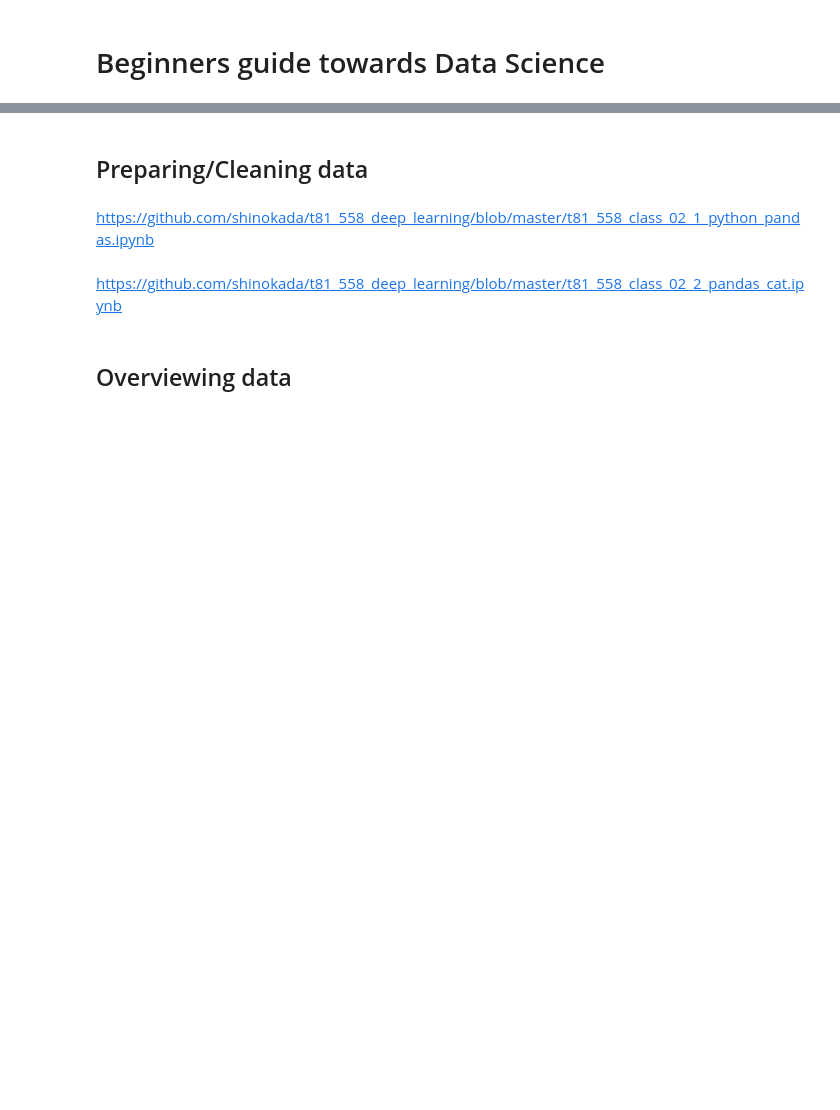
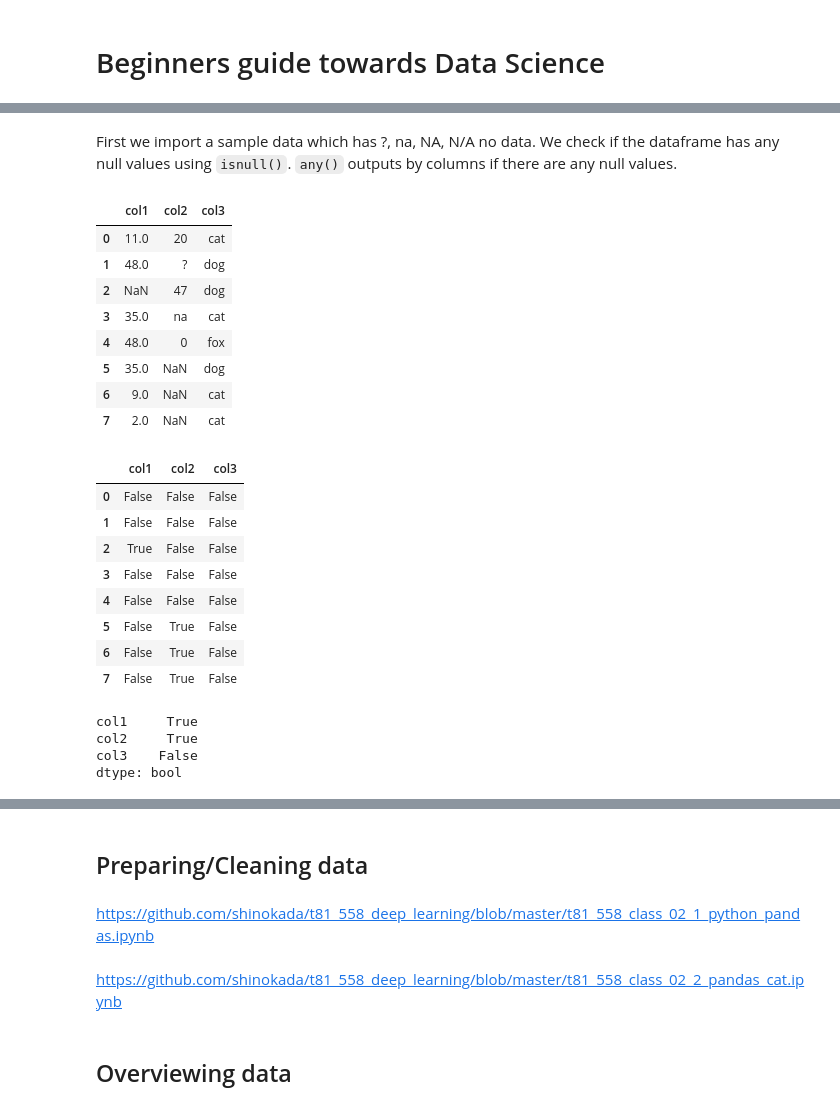
Before and after one commit to shinokada/python-for-ib-diploma-mathematics, a Jupyter notebook: Beginners_guide_towards_Data_Science.ipynb, the cells around one changed output, grey strips where cells are left out. Cells and saved outputs as stored; diff of their text form; code cells hidden in the pictures; blank space fills up the shorter version.

```diff
--- a/Beginners_guide_towards_Data_Science.ipynb
+++ b/Beginners_guide_towards_Data_Science.ipynb
@@ -26,0 +19,32 @@ There are many resources you can find online. This is [my collection of data sou
+# %% [markdown]
+First we import a sample data which has ?, na, NA, N/A no data. We check if the dataframe has any null values using `isnull()`. `any()` outputs by columns if there are any null values.
+# %%
+import pandas as pd
+
+df = pd.read_csv('./Data/missing.csv')
+df
+df.isnull()
+df.isnull().any()
+# %% [output]
+|  | col1 | col2 | col3 |
+| 0 | 11.0 | 20 | cat |
+| 1 | 48.0 | ? | dog |
+| 2 | NaN | 47 | dog |
+| 3 | 35.0 | na | cat |
+| 4 | 48.0 | 0 | fox |
+| 5 | 35.0 | NaN | dog |
+| 6 | 9.0 | NaN | cat |
+| 7 | 2.0 | NaN | cat |
+|  | col1 | col2 | col3 |
+| 0 | False | False | False |
+| 1 | False | False | False |
+| 2 | True | False | False |
+| 3 | False | False | False |
+| 4 | False | False | False |
+| 5 | False | True | False |
+| 6 | False | True | False |
+| 7 | False | True | False |
+col1     True
+col2     True
+col3    False
+dtype: bool
```
Also changed, not shown: parts of 26 cells of this notebook, 5 other files.
